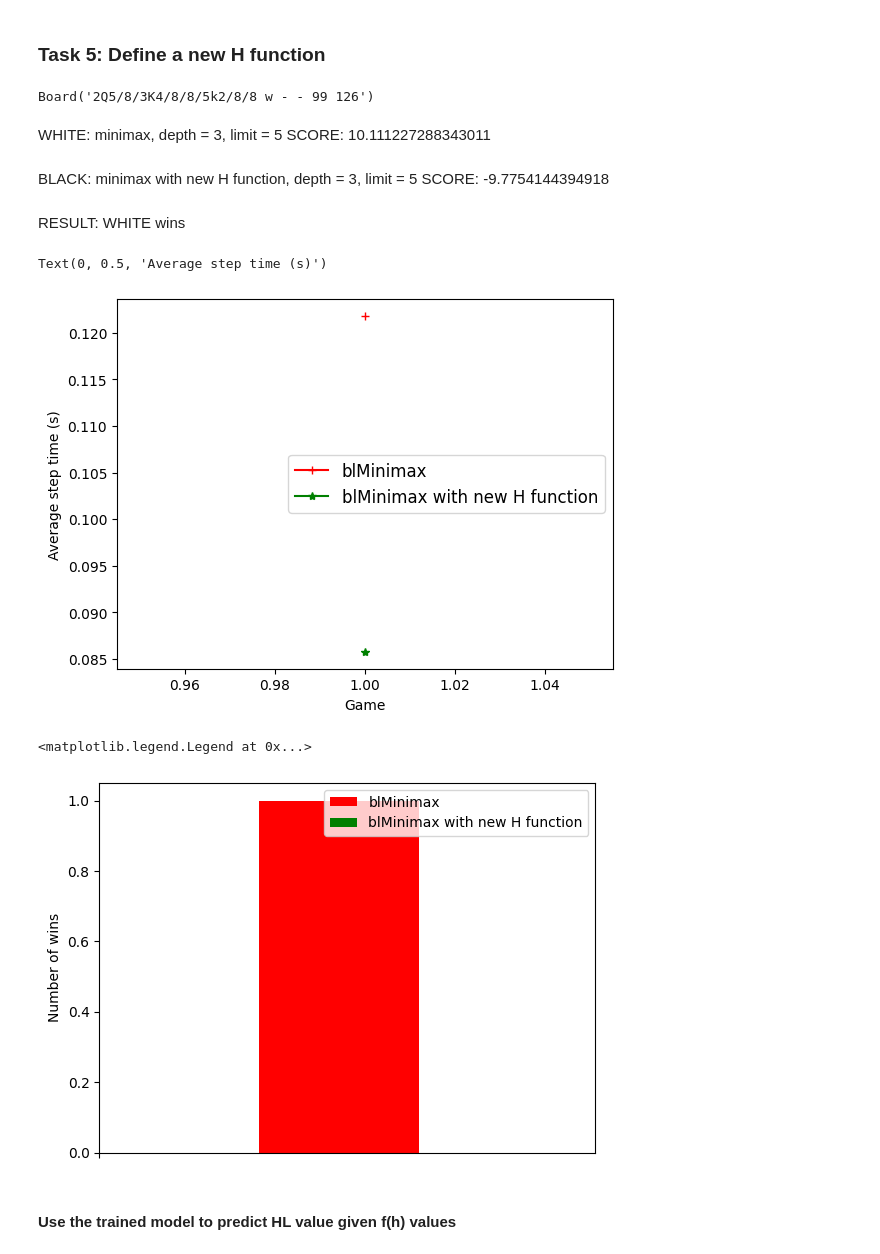
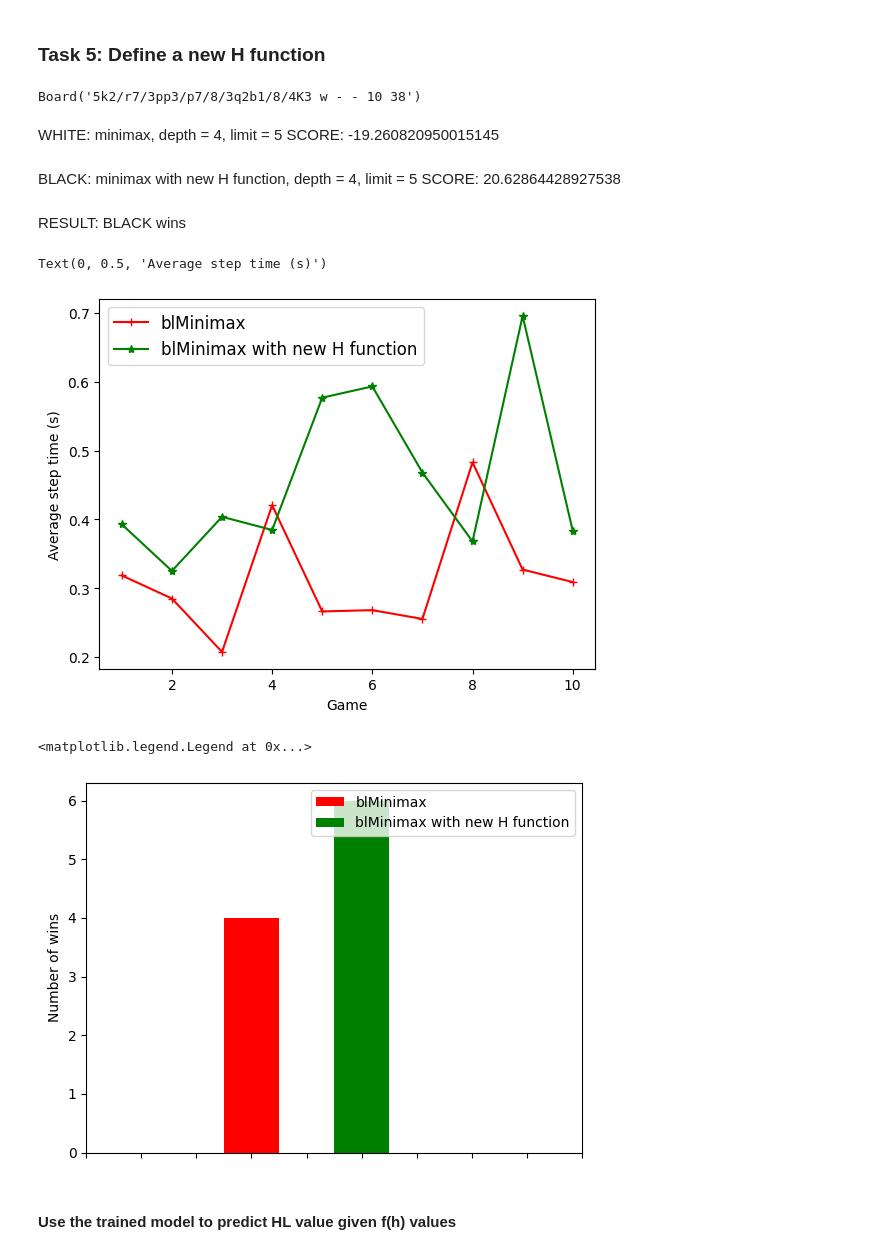
Before and after one commit to ntd432/ai-univaq, a Jupyter notebook: minimax/test.ipynb, the cells around one changed output. Cells and saved outputs as stored; diff of their text form; code cells hidden in the pictures.

```diff
--- a/minimax/test.ipynb
+++ b/minimax/test.ipynb
@@ -16,12 +16,12 @@ Branch-limited with H0 static evaluation minimax compared with original minimax
 game = GameVisualize()
 player_1 = MiniMaxPlayer(True)
 # player_1 = RandomPlayer(True)
-player_2 = MiniMaxPlayer(False, choice_limit=5)
+player_2 = MiniMaxPlayer(False, depth=2, choice_limit=5)
 result_list = []
 black_time = []
 white_time = []
 x = []
-for i in range(1):
+for i in range(NUMBER_OF_GAMES):
     result = game.start_game(player_1, player_2, visual=True, pause=1e-15)
     x.append(i + 1)
     result_list.append(1 if result["white_win"] else 0)
@@ -100,0 +108,14 @@ plt.ylabel("Number of wins")
+# %%
+game = GameVisualize()
+player_1 = MiniMaxPlayer(True, depth=2, choice_limit=5)
+player_2 = MiniMaxPlayer(False, depth=4, choice_limit=5)
+result_list = []
+black_time = []
+white_time = []
+x = []
+for i in range(NUMBER_OF_GAMES):
+    result = game.start_game(player_1, player_2, visual=True, pause=1e-15)
+    x.append(i + 1)
+    result_list.append(1 if result["white_win"] else 0)
+    black_time.append(statistics.mean(result["black_time"]))
+    white_time.append(statistics.mean(result["white_time"]))
@@ -143,9 +207,9 @@ plt.legend()
 # %%
 optimal_l = 3
 game = GameVisualize()
-player_1 = MiniMaxPlayer(True, depth=optimal_l, choice_limit=5)
+player_1 = MiniMaxPlayer(True, depth=optimal_l + 1, choice_limit=5)
 # player_1 = RandomPlayer(True)
-player_2 = MiniMaxPlayerWithRegressor(False, depth=optimal_l, choice_limit=5)
+player_2 = MiniMaxPlayerWithRegressor(False, depth=optimal_l + 1, choice_limit=5)
 result_list = []
 black_time = []
 white_time = []
@@ -180,7 +255,7 @@ plt.legend()
 # %% [markdown]
 ### **Task 5:** Define a new H function
 # %%
-optimal_l = 3
+optimal_l = 4
 game = GameVisualize()
 player_1 = MiniMaxPlayer(True, depth=optimal_l, choice_limit=5)
 # player_1 = RandomPlayer(True)
@@ -196,10 +271,10 @@ for i in range(NUMBER_OF_GAMES):
     black_time.append(statistics.mean(result["black_time"]))
     white_time.append(statistics.mean(result["white_time"]))
 # %% [output]
-Board('2Q5/8/3K4/8/8/5k2/8/8 w - - 99 126')
+Board('5k2/r7/3pp3/p7/8/3q2b1/8/4K3 w - - 10 38')
-WHITE: minimax, depth = 3, limit = 5 SCORE: 10.111227288343011
+WHITE: minimax, depth = 4, limit = 5 SCORE: -19.260820950015145
-BLACK: minimax with new H function, depth = 3, limit = 5 SCORE: -9.7754144394918
+BLACK: minimax with new H function, depth = 4, limit = 5 SCORE: 20.62864428927538
-RESULT: WHITE wins
+RESULT: BLACK wins
 # %%
 plt.plot(x, white_time, marker='+', label='blMinimax', color='red')
 plt.plot(x, black_time, marker='*', label='blMinimax with new H function', color='green')
@@ -208,25 +283,25 @@ plt.xlabel("Game")
 plt.ylabel("Average step time (s)")
 # %% [output]
 Text(0, 0.5, 'Average step time (s)')
-[figure, old version]
+[figure, new version]
 # %%
 white_count = sum(result_list)
 black_count = len(result_list) - white_count
 column1 = [white_count]  # Data for the first column
 column2 = [black_count]  # Data for the second column
 
-bar_width = 0.5
+bar_width = 1
 
-plt.bar(2 - bar_width/2, column1, width=bar_width, label='blMinimax', color='red')
-plt.bar(2 + bar_width/2, column2, width=bar_width, label='blMinimax with new H function', color='green')
+plt.bar(5 - bar_width, column1, width=bar_width, label='blMinimax', color='red')
+plt.bar(5 + bar_width, column2, width=bar_width, label='blMinimax with new H function', color='green')
 
 # Add labels and title
 plt.ylabel('Number of wins')
 plt.xticks(x, '')  # Set the category names as x-ticks
 plt.legend()
 # %% [output]
 <matplotlib.legend.Legend at 0x...>
-[figure, old version]
+[figure, new version]
 # %% [markdown]
 #### Use the trained model to predict HL value given f(h) values
 # %%
```
Also changed, not shown: parts of 24 cells of this notebook, 7 other files.
